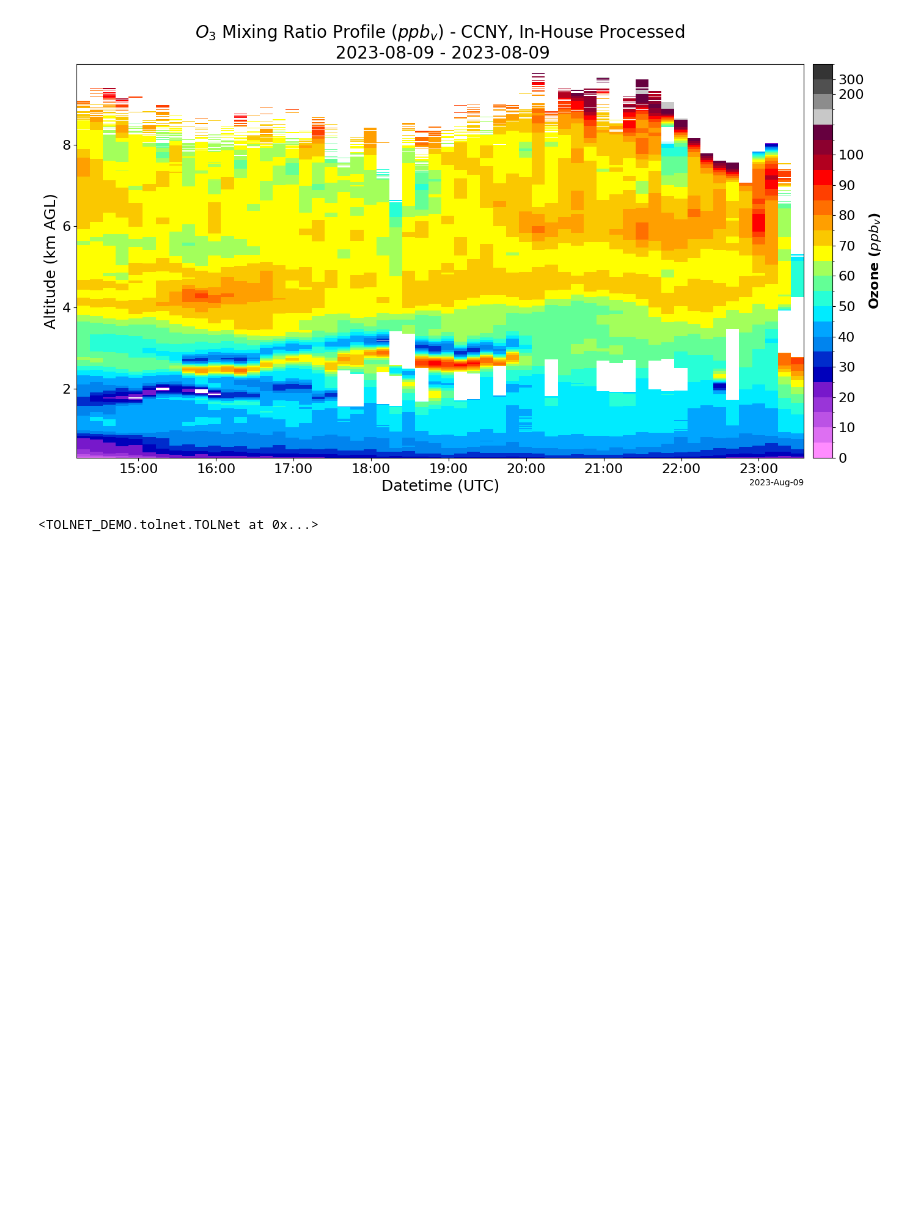
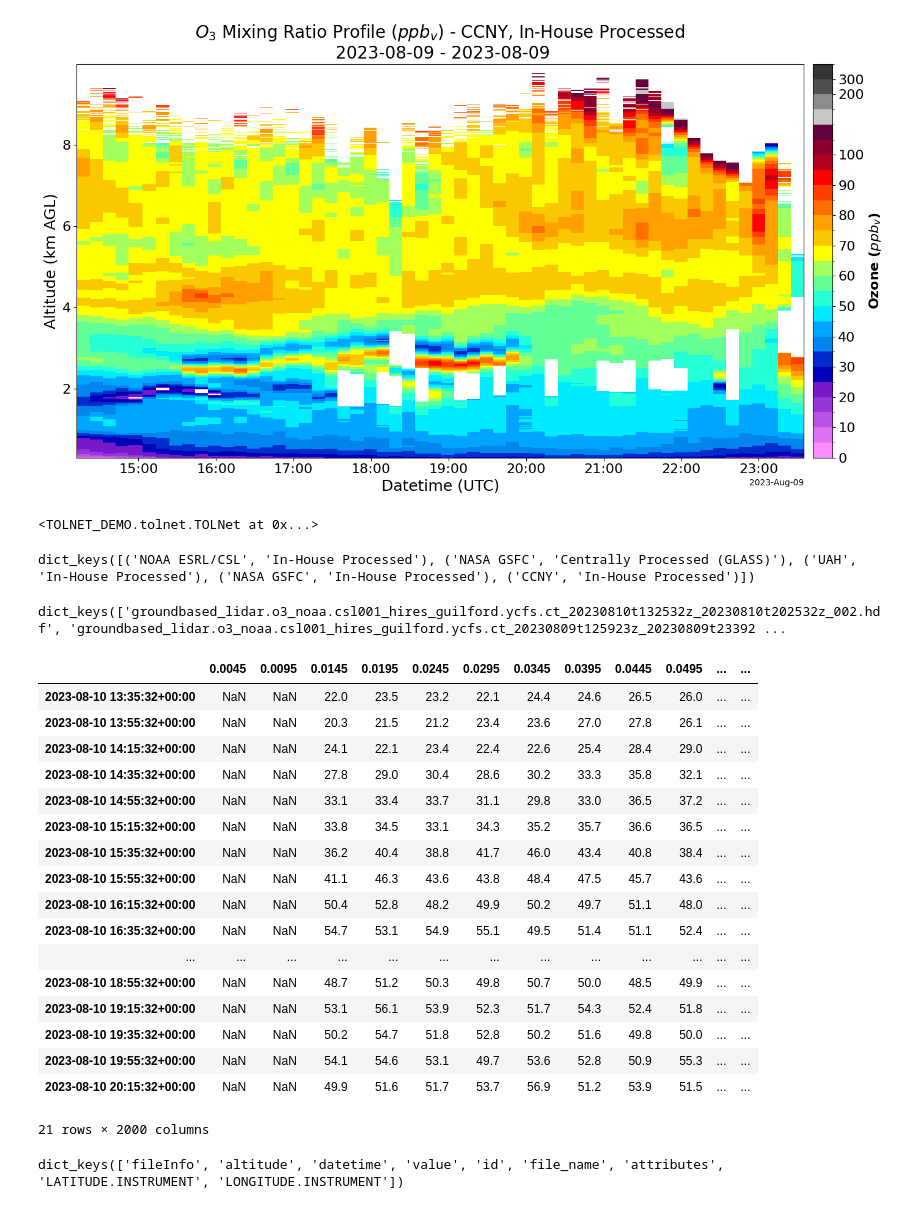
Before and after one commit to moroots/TOLNET_DEMO, a Jupyter notebook: Examples.ipynb, the cells around one changed output. Saved outputs shown, nothing was run; the diff lists cells and outputs as text; code cells hidden in the pictures; blank space fills up the shorter version.

```diff
--- a/Examples.ipynb
+++ b/Examples.ipynb
@@ -53,8 +53,36 @@ data.tolnet_curtains()
 # %%
 # The data can also be accessed directly from the object.
 tolnet.data.keys() # Returns each combination of instrument group and processing type that there is data for.
-sample_key = list(tolnet.data.keys())[0]
-tolnet.data[sample_key].keys() # Returns each filename with the specified group and type.
-sample_file = list(tolnet.data[key].keys())[0]
-tolnet.data[sample_key][sample_file] # Returns a DataFrame containing the data for that file.
-tolnet.meta_data[sample_key][sample_file].keys() # Returns a dictionary contain
+# %% [output]
+dict_keys([('NOAA ESRL/CSL', 'In-House Processed'), ('NASA GSFC', 'Centrally Processed (GLASS)'), ('UAH', 'In-House Processed'), ('NASA GSFC', 'In-House Processed'), ('CCNY', 'In-House Processed')])
+# %%
+sample_key = list(tolnet.data.keys())[0]
+tolnet.data[sample_key].keys() # Returns each filename with the specified group and type.
+# %% [output]
+dict_keys(['groundbased_lidar.o3_noaa.csl001_hires_guilford.ycfs.ct_20230810t132532z_20230810t202532z_002.hdf', 'groundbased_lidar.o3_noaa.csl001_hires_guilford.ycfs.ct_20230809t125923z_20230809t23392 ...
+# %%
+sample_file = list(tolnet.data[sample_key].keys())[0]
+tolnet.data[sample_key][sample_file] # Returns a DataFrame containing the data for that file.
+# %% [output]
+|  | 0.0045 | 0.0095 | 0.0145 | 0.0195 | 0.0245 | 0.0295 | 0.0345 | 0.0395 | 0.0445 | 0.0495 | ... | ... |
+| 2023-08-10 13:35:32+00:00 | NaN | NaN | 22.0 | 23.5 | 23.2 | 22.1 | 24.4 | 24.6 | 26.5 | 26.0 | ... | ... |
+| 2023-08-10 13:55:32+00:00 | NaN | NaN | 20.3 | 21.5 | 21.2 | 23.4 | 23.6 | 27.0 | 27.8 | 26.1 | ... | ... |
+| 2023-08-10 14:15:32+00:00 | NaN | NaN | 24.1 | 22.1 | 23.4 | 22.4 | 22.6 | 25.4 | 28.4 | 29.0 | ... | ... |
+| 2023-08-10 14:35:32+00:00 | NaN | NaN | 27.8 | 29.0 | 30.4 | 28.6 | 30.2 | 33.3 | 35.8 | 32.1 | ... | ... |
+| 2023-08-10 14:55:32+00:00 | NaN | NaN | 33.1 | 33.4 | 33.7 | 31.1 | 29.8 | 33.0 | 36.5 | 37.2 | ... | ... |
+| 2023-08-10 15:15:32+00:00 | NaN | NaN | 33.8 | 34.5 | 33.1 | 34.3 | 35.2 | 35.7 | 36.6 | 36.5 | ... | ... |
+| 2023-08-10 15:35:32+00:00 | NaN | NaN | 36.2 | 40.4 | 38.8 | 41.7 | 46.0 | 43.4 | 40.8 | 38.4 | ... | ... |
+| 2023-08-10 15:55:32+00:00 | NaN | NaN | 41.1 | 46.3 | 43.6 | 43.8 | 48.4 | 47.5 | 45.7 | 43.6 | ... | ... |
+| 2023-08-10 16:15:32+00:00 | NaN | NaN | 50.4 | 52.8 | 48.2 | 49.9 | 50.2 | 49.7 | 51.1 | 48.0 | ... | ... |
+| 2023-08-10 16:35:32+00:00 | NaN | NaN | 54.7 | 53.1 | 54.9 | 55.1 | 49.5 | 51.4 | 51.1 | 52.4 | ... | ... |
+| ... | ... | ... | ... | ... | ... | ... | ... | ... | ... | ... | ... | ... |
+| 2023-08-10 18:55:32+00:00 | NaN | NaN | 48.7 | 51.2 | 50.3 | 49.8 | 50.7 | 50.0 | 48.5 | 49.9 | ... | ... |
+| 2023-08-10 19:15:32+00:00 | NaN | NaN | 53.1 | 56.1 | 53.9 | 52.3 | 51.7 | 54.3 | 52.4 | 51.8 | ... | ... |
+| 2023-08-10 19:35:32+00:00 | NaN | NaN | 50.2 | 54.7 | 51.8 | 52.8 | 50.2 | 51.6 | 49.8 | 50.0 | ... | ... |
+| 2023-08-10 19:55:32+00:00 | NaN | NaN | 54.1 | 54.6 | 53.1 | 49.7 | 53.6 | 52.8 | 50.9 | 55.3 | ... | ... |
+| 2023-08-10 20:15:32+00:00 | NaN | NaN | 49.9 | 51.6 | 51.7 | 53.7 | 56.9 | 51.2 | 53.9 | 51.5 | ... | ... |
+21 rows × 2000 columns
+# %%
+tolnet.meta_data[sample_key][sample_file].keys() # Returns a dictionary containing that file's metadata.
+# %% [output]
+dict_keys(['fileInfo', 'altitude', 'datetime', 'value', 'id', 'file_name', 'attributes', 'LATITUDE.INSTRUMENT', 'LONGITUDE.INSTRUMENT'])
```
